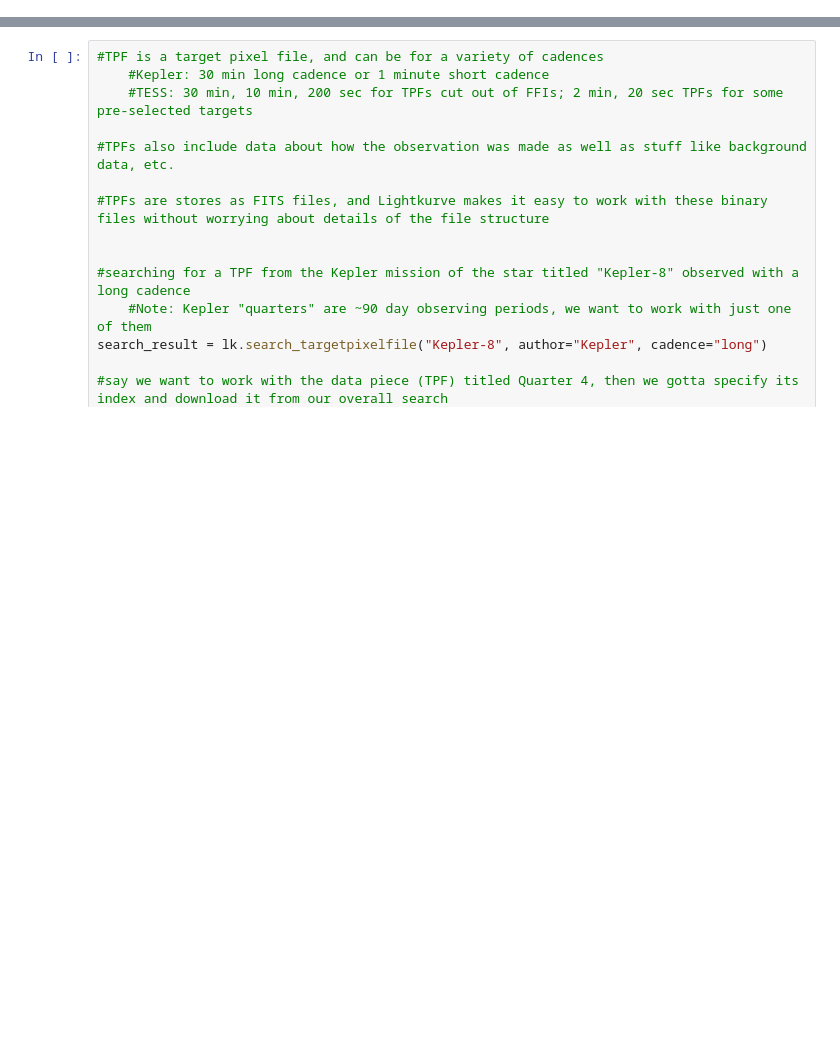
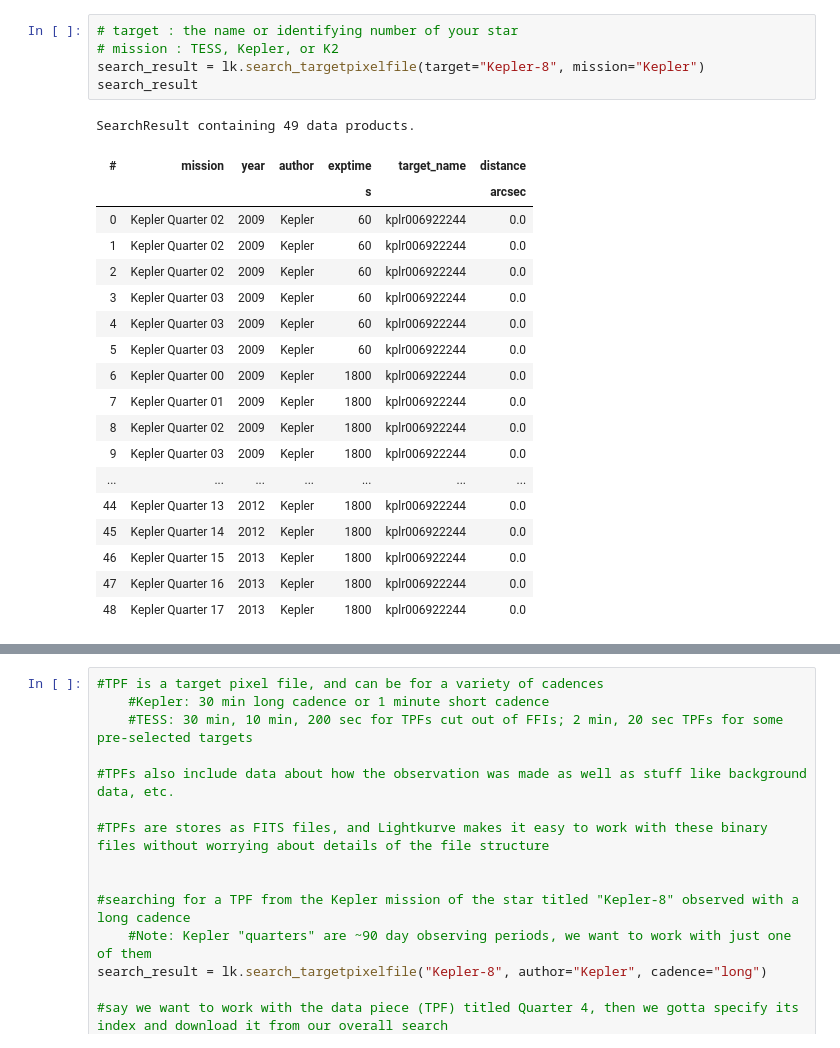
Before and after one commit to aidanniklaus/Summer-Research-2026, a Jupyter notebook: Tutorials/KeplerTPFtutorial.ipynb, the cells around one changed output, grey strips where cells are left out. Cells and saved outputs as stored; diff of their text form; blank space fills up the shorter version.

```diff
--- a/Tutorials/KeplerTPFtutorial.ipynb
+++ b/Tutorials/KeplerTPFtutorial.ipynb
@@ -6,0 +36,25 @@ import lightkurve as lk
+# %%
+# target : the name or identifying number of your star
+# mission : TESS, Kepler, or K2
+search_result = lk.search_targetpixelfile(target="Kepler-8", mission="Kepler")
+search_result
+# %% [output]
+SearchResult containing 49 data products.
+| # | mission | year | author | exptime | target_name | distance |
+|  |  |  |  | s |  | arcsec |
+| 0 | Kepler Quarter 02 | 2009 | Kepler | 60 | kplr006922244 | 0.0 |
+| 1 | Kepler Quarter 02 | 2009 | Kepler | 60 | kplr006922244 | 0.0 |
+| 2 | Kepler Quarter 02 | 2009 | Kepler | 60 | kplr006922244 | 0.0 |
+| 3 | Kepler Quarter 03 | 2009 | Kepler | 60 | kplr006922244 | 0.0 |
+| 4 | Kepler Quarter 03 | 2009 | Kepler | 60 | kplr006922244 | 0.0 |
+| 5 | Kepler Quarter 03 | 2009 | Kepler | 60 | kplr006922244 | 0.0 |
+| 6 | Kepler Quarter 00 | 2009 | Kepler | 1800 | kplr006922244 | 0.0 |
+| 7 | Kepler Quarter 01 | 2009 | Kepler | 1800 | kplr006922244 | 0.0 |
+| 8 | Kepler Quarter 02 | 2009 | Kepler | 1800 | kplr006922244 | 0.0 |
+| 9 | Kepler Quarter 03 | 2009 | Kepler | 1800 | kplr006922244 | 0.0 |
+| ... | ... | ... | ... | ... | ... | ... |
+| 44 | Kepler Quarter 13 | 2012 | Kepler | 1800 | kplr006922244 | 0.0 |
+| 45 | Kepler Quarter 14 | 2012 | Kepler | 1800 | kplr006922244 | 0.0 |
+| 46 | Kepler Quarter 15 | 2013 | Kepler | 1800 | kplr006922244 | 0.0 |
+| 47 | Kepler Quarter 16 | 2013 | Kepler | 1800 | kplr006922244 | 0.0 |
+| 48 | Kepler Quarter 17 | 2013 | Kepler | 1800 | kplr006922244 | 0.0 |
```
Also changed, not shown: parts of 10 cells of this notebook.
